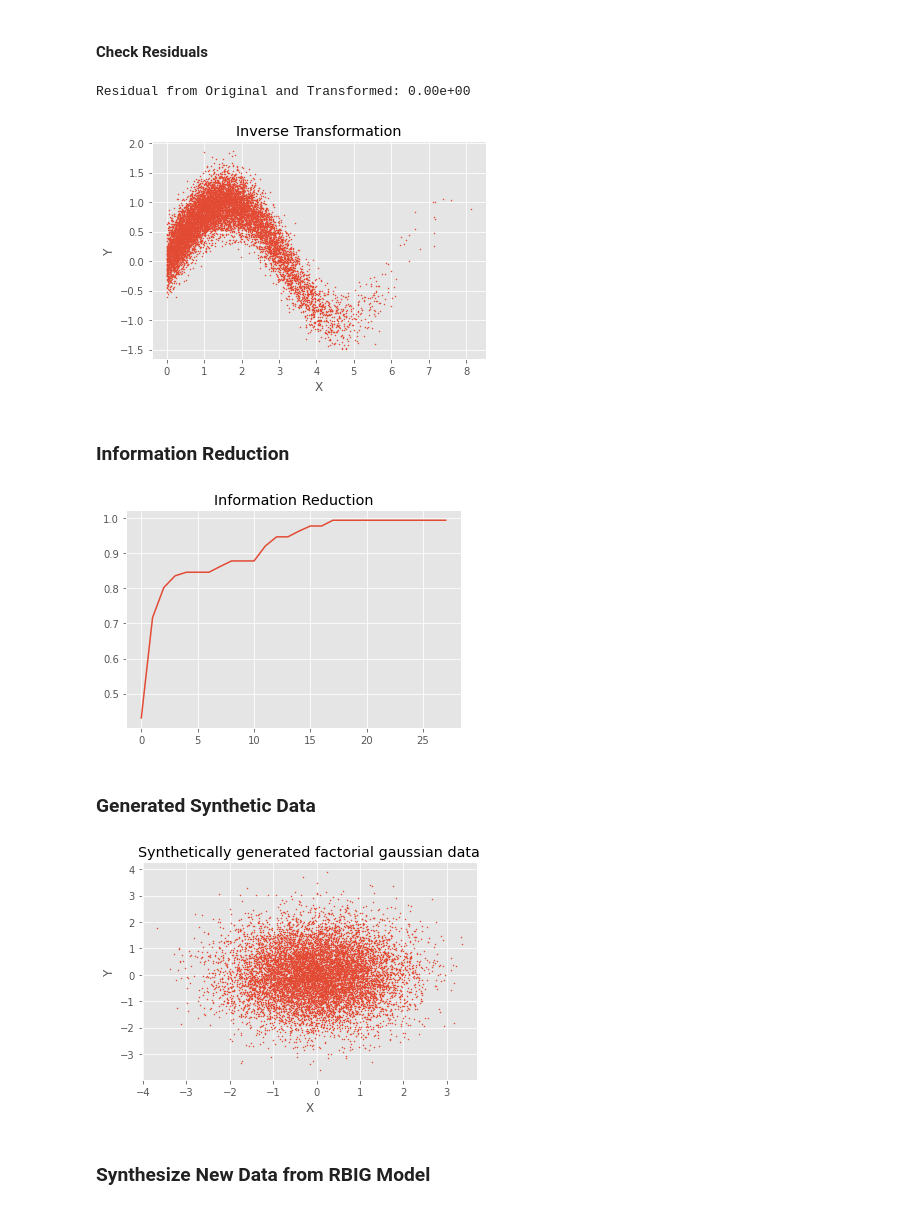
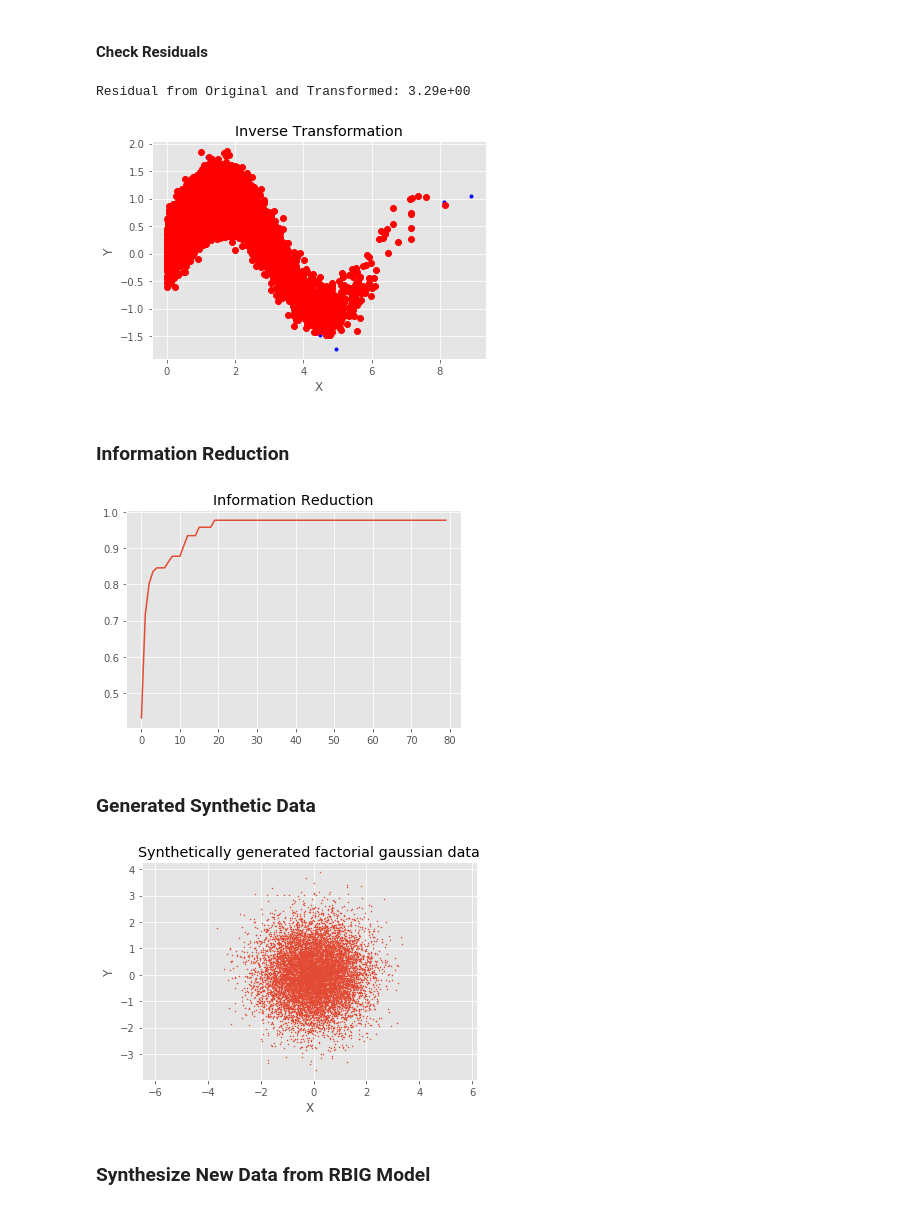
Before and after one commit to IPL-UV/rbig, a Jupyter notebook: notebooks/rbig_demo_colab.ipynb, the cells around one changed output. Drawn from its saved outputs; the diff is of its cells as text; code cells hidden in the pictures.

```diff
--- a/notebooks/rbig_demo_colab.ipynb
+++ b/notebooks/rbig_demo_colab.ipynb
@@ -60,11 +53,10 @@ data.shape
 n_layers = 1000
 rotation_type = 'pca'
 random_state = 123
-zero_tolerance = 1
 
 # Initialize RBIG class
 rbig_model = RBIG(n_layers=n_layers, rotation_type=rotation_type,
-                  random_state=random_state, zero_tolerance=zero_tolerance)
+                  random_state=random_state)
 
 # transform data
 data_trans = rbig_model.fit_transform(data)
@@ -104,16 +104,17 @@ residual = np.abs(data - data_approx).sum().sum()
 
 print(f'Residual from Original and Transformed: {residual:.2e}')
 # %% [output]
-Residual from Original and Transformed: 0.00e+00
+Residual from Original and Transformed: 3.29e+00
 # %%
 fig, ax = plt.subplots()
-ax.scatter(data_approx[:, 0], data_trans[:, 1], s=1)
+ax.plot(data_approx[:, 0], data_approx[:, 1], 'b.')
+ax.plot(data[:, 0], data[:, 1], 'ro')
 ax.set_xlabel('X')
 ax.set_ylabel('Y')
 ax.set_title('Inverse Transformation')
 plt.show()
 # %% [output]
-[figure, old version]
+[figure, new version]
 # %% [markdown]
 ### Information Reduction
 # %%
@@ -124,7 +125,7 @@ ax.plot(np.cumsum(rbig_model.residual_info))
 ax.set_title('Information Reduction')
 plt.show()
 # %% [output]
-[figure, old version]
+[figure, new version]
 # %% [markdown]
 ### Generated Synthetic Data
 # %%
@@ -135,9 +136,10 @@ ax.scatter(data_synthetic[:, 0], data_synthetic[:, 1], s=1)
 ax.set_xlabel('X')
 ax.set_ylabel('Y')
 ax.set_title('Synthetically generated factorial gaussian data')
+ax.axis('equal')
 plt.show()
 # %% [output]
-[figure, old version]
+[figure, new version]
 # %% [markdown]
 ### Synthesize New Data from RBIG Model
 # %%
```
Also changed, not shown: parts of 23 cells of this notebook.
